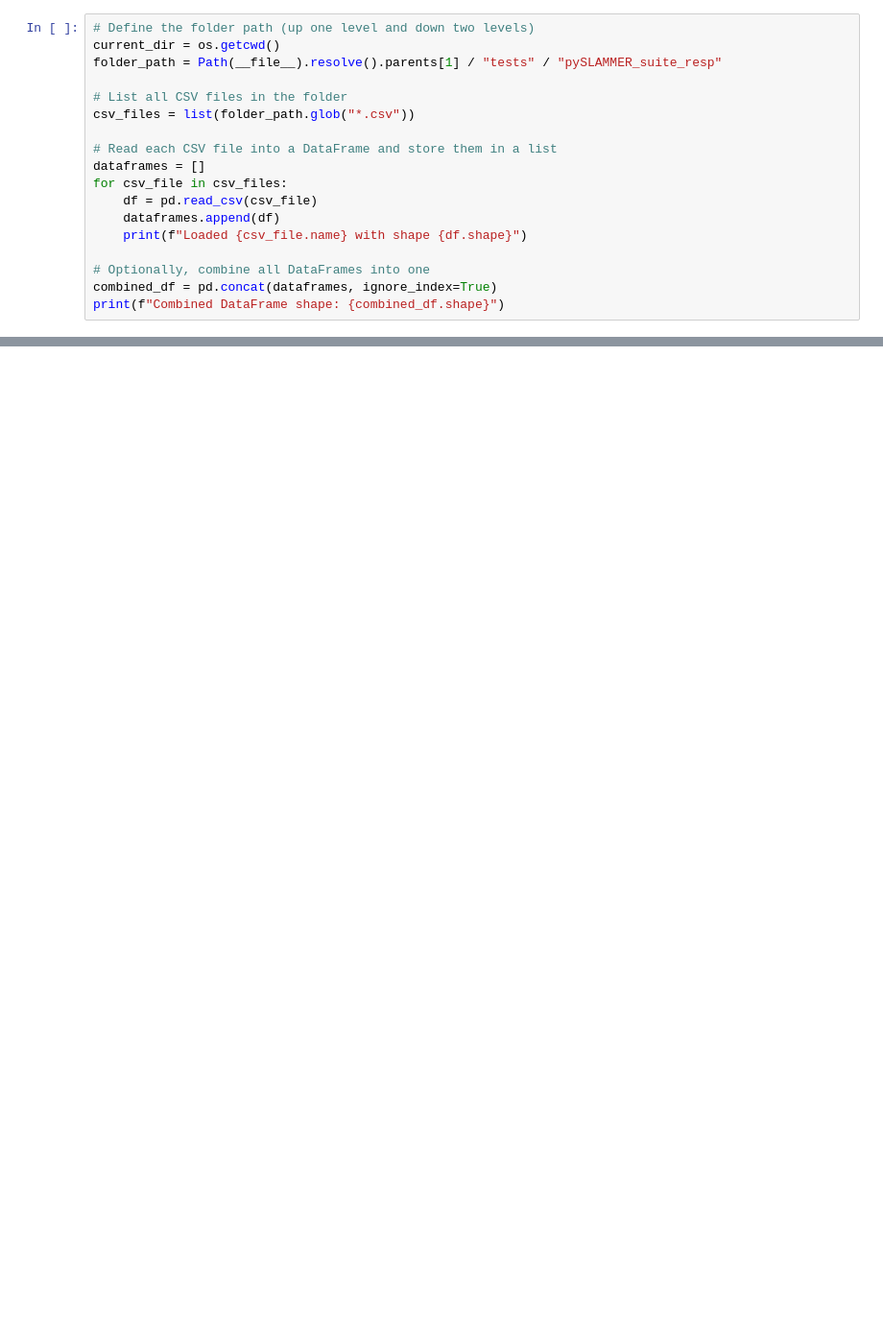
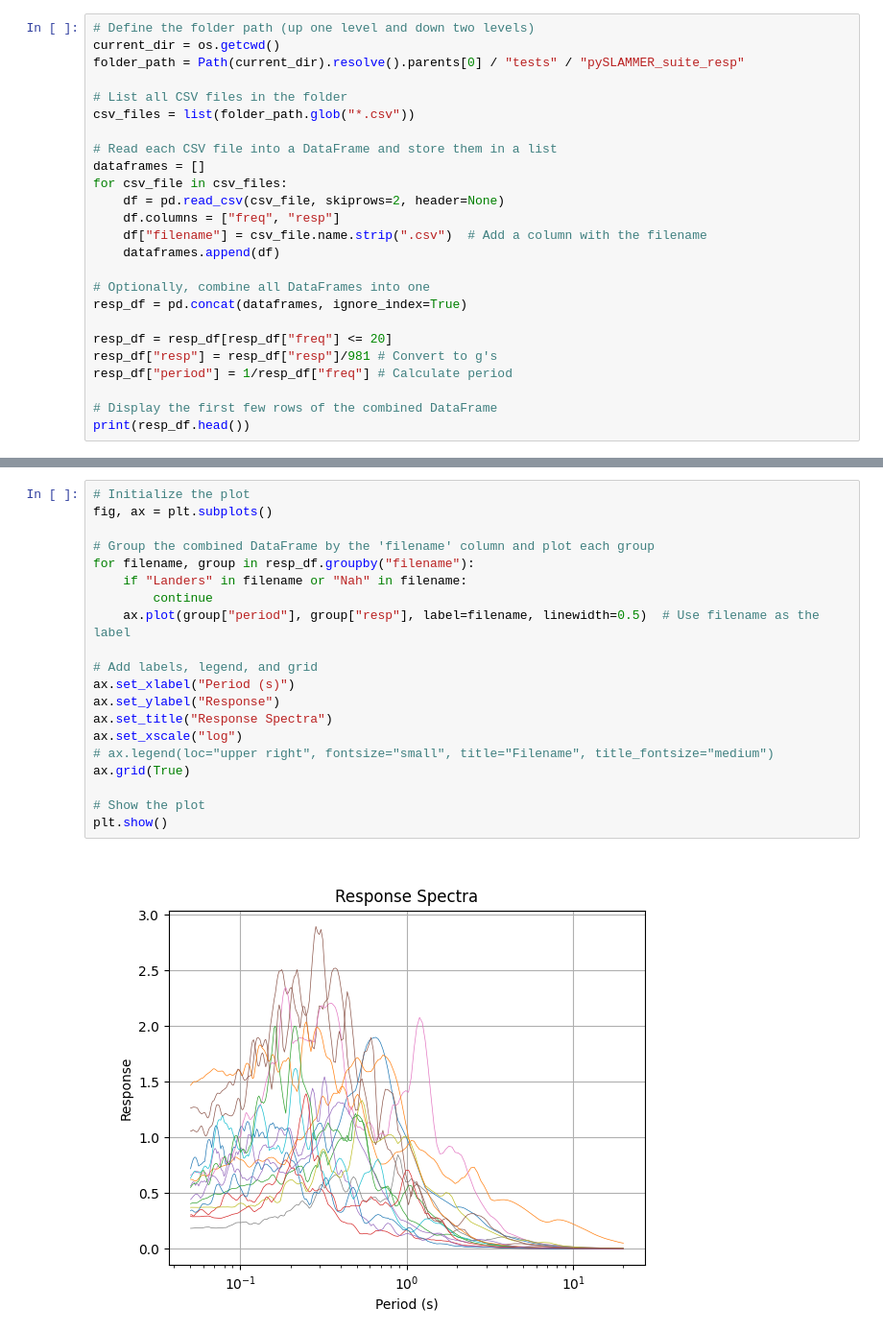
Before and after one commit to pySLAMMER/pySLAMMER, a Jupyter notebook: temp/response_spectra.ipynb, the cells around one changed output, grey strips where cells are left out. Shown: that part at 96% size. Drawn from its saved outputs; the diff is of its cells as text; blank space fills up the shorter version.

Commit message:
Slammer comparisons added

```diff
--- a/temp/response_spectra.ipynb
+++ b/temp/response_spectra.ipynb
@@ -7,7 +8,7 @@ NameError: name '__file__' is not defined
 # %%
 # Define the folder path (up one level and down two levels)
 current_dir = os.getcwd()
-folder_path = Path(__file__).resolve().parents[1] / "tests" / "pySLAMMER_suite_resp"
+folder_path = Path(current_dir).resolve().parents[0] / "tests" / "pySLAMMER_suite_resp"
 
 # List all CSV files in the folder
 csv_files = list(folder_path.glob("*.csv"))
@@ -15,10 +16,17 @@ csv_files = list(folder_path.glob("*.csv"))
 # Read each CSV file into a DataFrame and store them in a list
 dataframes = []
 for csv_file in csv_files:
-    df = pd.read_csv(csv_file)
+    df = pd.read_csv(csv_file, skiprows=2, header=None)
+    df.columns = ["freq", "resp"]
+    df["filename"] = csv_file.name.strip(".csv")  # Add a column with the filename
     dataframes.append(df)
-    print(f"Loaded {csv_file.name} with shape {df.shape}")
 
 # Optionally, combine all DataFrames into one
-combined_df = pd.concat(dataframes, ignore_index=True)
-print(f"Combined DataFrame shape: {combined_df.shape}")
+resp_df = pd.concat(dataframes, ignore_index=True)
+
+resp_df = resp_df[resp_df["freq"] <= 20]
+resp_df["resp"] = resp_df["resp"]/981 # Convert to g's
+resp_df["period"] = 1/resp_df["freq"] # Calculate period
+
+# Display the first few rows of the combined DataFrame
+print(resp_df.head())
@@ -24,0 +40,22 @@ print(f"Combined DataFrame shape: {combined_df.shape}")
+# %%
+# Initialize the plot
+fig, ax = plt.subplots()
+
+# Group the combined DataFrame by the 'filename' column and plot each group
+for filename, group in resp_df.groupby("filename"):
+    if "Landers" in filename or "Nah" in filename:
+        continue
+    ax.plot(group["period"], group["resp"], label=filename, linewidth=0.5)  # Use filename as the label
+
+# Add labels, legend, and grid
+ax.set_xlabel("Period (s)")
+ax.set_ylabel("Response")
+ax.set_title("Response Spectra")
+ax.set_xscale("log")
+# ax.legend(loc="upper right", fontsize="small", title="Filename", title_fontsize="medium")
+ax.grid(True)
+
+# Show the plot
+plt.show()
+# %% [output]
+[figure, added]
```
Also changed, not shown: parts of 2 cells of this notebook, 31 other files.
